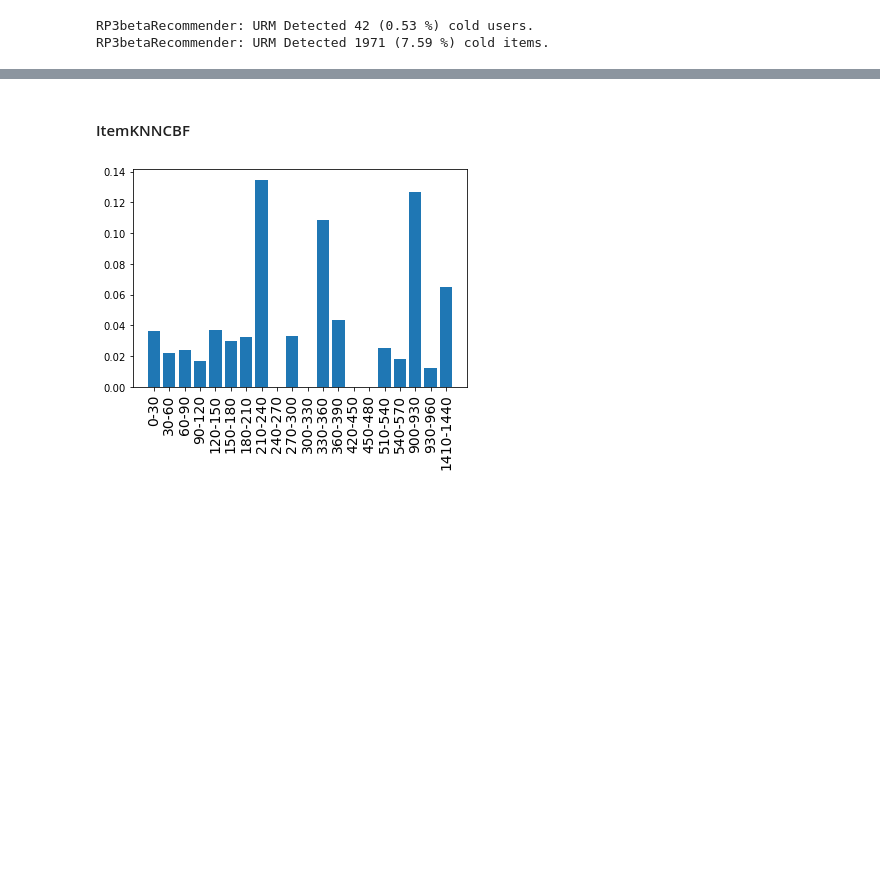
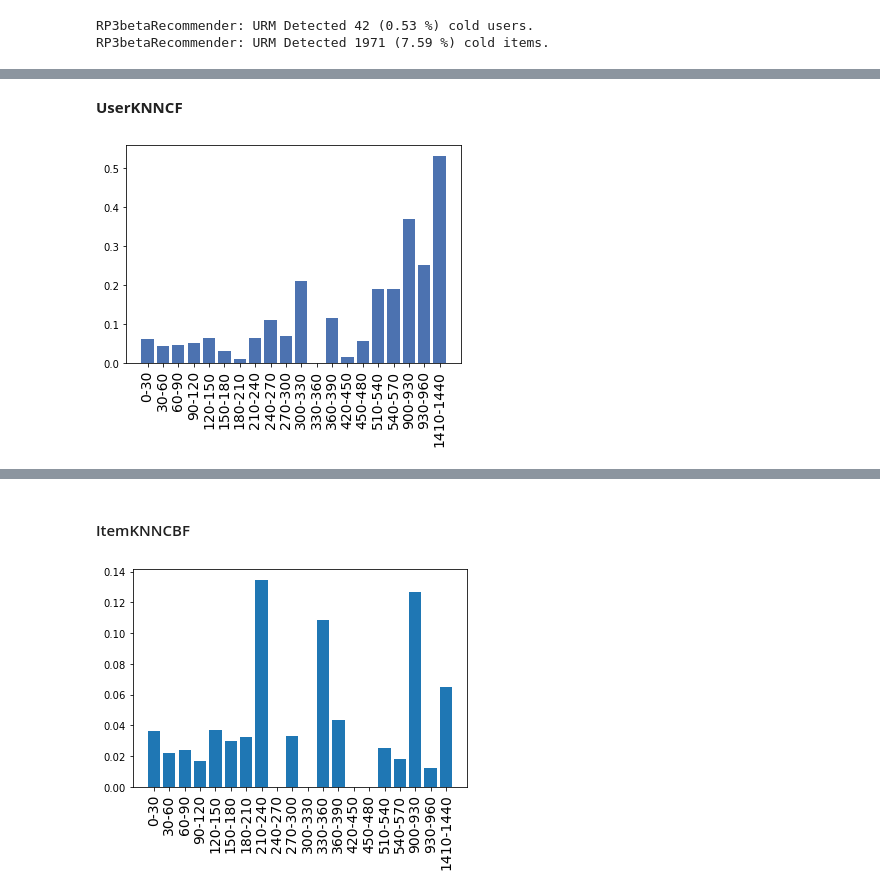
Before and after one commit to fcolombo7/RecSys-2020, a Jupyter notebook: user_analysis.ipynb, the cells around one changed output, grey strips where cells are left out. Cells and saved outputs as stored; diff of their text form; code cells hidden in the pictures; blank space fills up the shorter version.

```diff
--- a/user_analysis.ipynb
+++ b/user_analysis.ipynb
@@ -267,0 +490,4 @@ EvaluatorHoldout: Processed 1 ( 100.00% ) in 0.01 sec. Users per second: 86
+# %%
+from KNN.UserKNNCFRecommender import UserKNNCFRecommender
+userKnnCF = UserKNNCFRecommender(URM_train)
+userKnnCF.fit(topK= 201, shrink= 998, similarity= 'cosine', normalize= True, feature_weighting= 'TF-IDF')
@@ -267,0 +498,3 @@ EvaluatorHoldout: Processed 1 ( 100.00% ) in 0.01 sec. Users per second: 86
+# %%
+list_ucf=compute_map_per_range(userKnnCF, URM_test, range_size=30)
+x_ucf,y_ucf,_ = frame_to_plot(list_ucf)
@@ -267,0 +528,6 @@ EvaluatorHoldout: Processed 1 ( 100.00% ) in 0.01 sec. Users per second: 86
+# %% [markdown]
+**UserKNNCF**
+# %%
+plot_frame(x_ucf, y_ucf)
+# %% [output]
+[figure, added]
```
Also changed, not shown: parts of 32 cells of this notebook.
